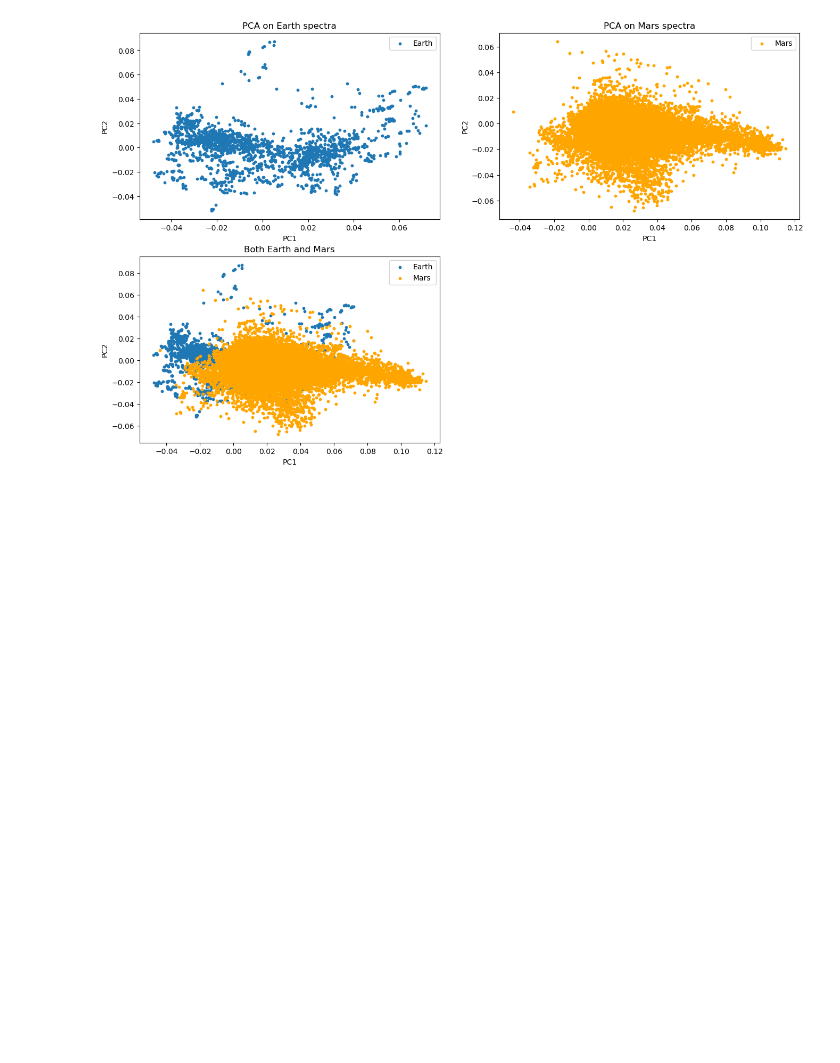
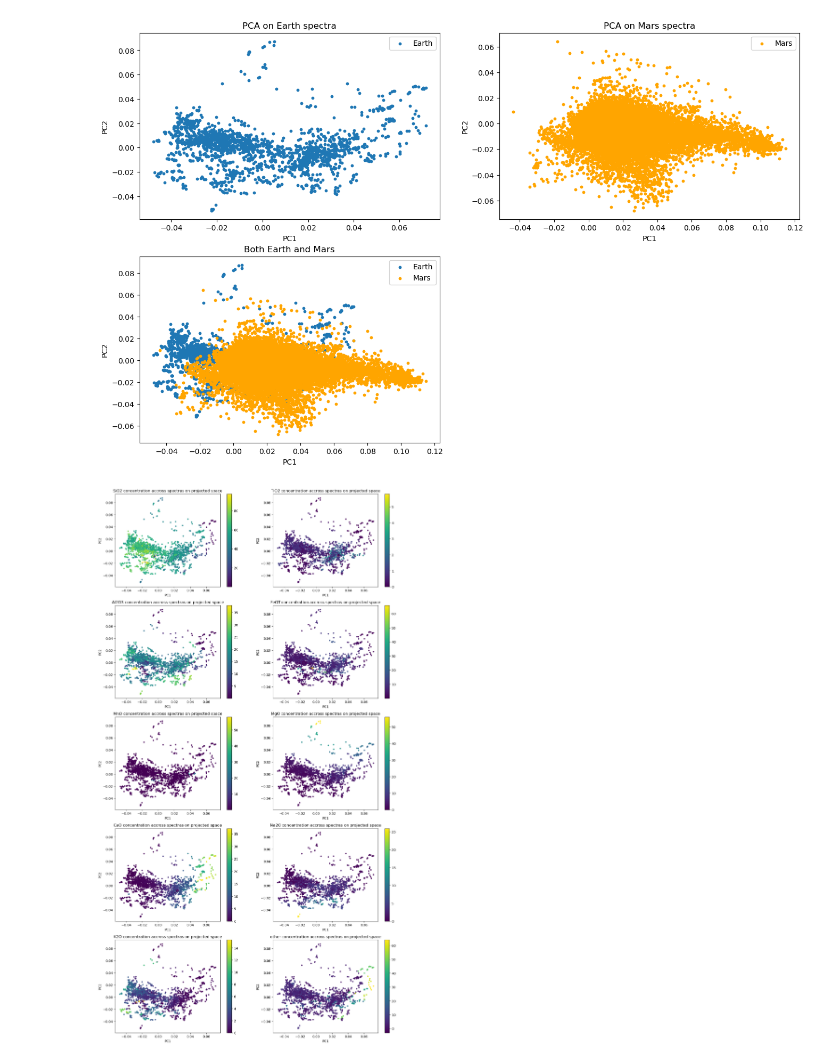
Before and after one commit to Gabriel78110/LANL_Mars_Project, a Jupyter notebook: LANL_project.ipynb, the cells around one changed output. Drawn from its saved outputs; the diff is of its cells as text; code cells hidden in the pictures; blank space fills up the shorter version.

```diff
--- a/LANL_project.ipynb
+++ b/LANL_project.ipynb
@@ -46,8 +46,11 @@ for i, t in enumerate(target["Target"]):
     id_to_target[i] = t
 # %%
 """given a target id, return its compo as a list following the order of data frame"""
-id_to_oxide = {0:"SiO2",1:"TiO2",2:"Al2O3",3:"FeOT",4:"MnO",5:"MgO",6:"CaO",7:"Na2O",9:"K2O",10:"other"}
+id_to_oxide = {0:"SiO2",1:"TiO2",2:"Al2O3",3:"FeOT",4:"MnO",5:"MgO",6:"CaO",7:"Na2O",8:"K2O",9:"other"}
 def get_compo_as_list(target_id):
-    return list(target.iloc[target_id,3:13])
+    if type(target_id)==type(1):
+        return list(target.iloc[target_id,3:13])
+    else:
+        return list(target.loc[target["Target"]==target_id].iloc[0,3:13])
 # %%
 '''Histograms of targets'''
@@ -95,3 +135,11 @@ for i, t in enumerate(earth_known["meta"]):
         earth_target_to_ids[t].append(earth_known.index[i])
     else:
         earth_target_to_ids[t] = [earth_known.index[i]]
+# %%
+earth_known_id_to_target = {}
+for i, target_ in enumerate(earth_target_to_ids):
+    earth_known_id_to_target[i] = target_
+# %%
+for i in id_to_target.values():
+    if not i in earth_target_to_ids:
+        print(f"Spectra of {i} is not known")
@@ -111,3 +168,3 @@ id_to_oxide
 # %%
-for i in range(len(target)):
-    print(id_to_oxide[np.argmax(get_compo_as_list(i))])
+# for i in range(len(target)):
+#     print(id_to_oxide[np.argmax(get_compo_as_list(i))])
@@ -310,0 +375,14 @@ X_m = pd.concat([mars_uv_s,mars_vio_s,mars_vnir_s],axis=1)
+# %%
+fig = plt.figure(figsize=(16, 30))
+
+for i in range(1,11):
+    ax = plt.subplot(5,2,i)
+    points = ax.scatter(X_red_earth[:,0],X_red_earth[:,1],s=10, c=[get_compo_as_list(t)[i-1] \
+                                                          for t in list(earth_known["meta"])])
+    plt.xlabel("PC1")
+    plt.ylabel("PC2")
+    ax.set_title(f"{id_to_oxide[i-1]} concentration accross spectras on projected space")
+    plt.colorbar(points)
+# fig.text(.2, .05, text, ha='center')
+# %% [output]
+[figure, added]
```
Also changed, not shown: parts of 12 cells of this notebook.
